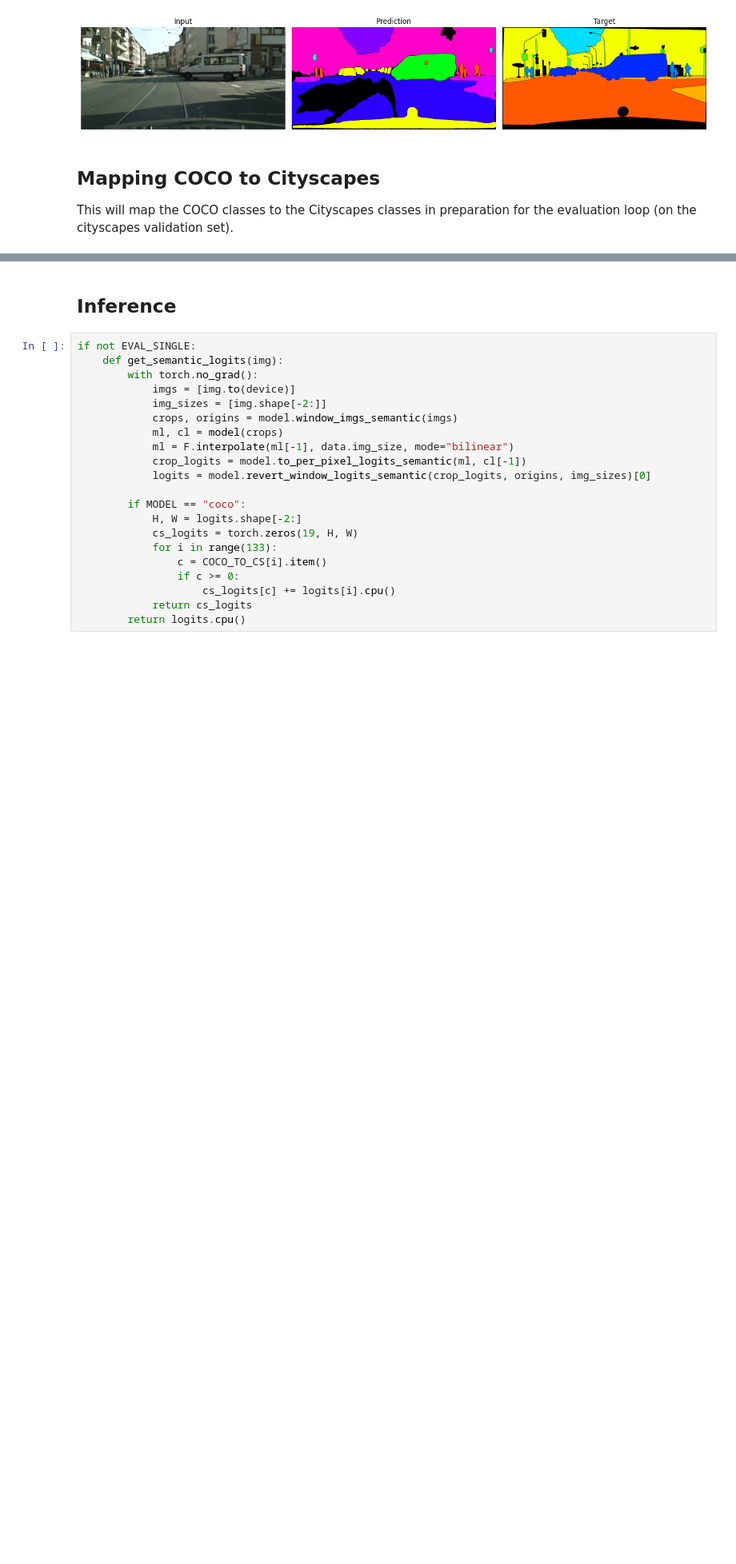
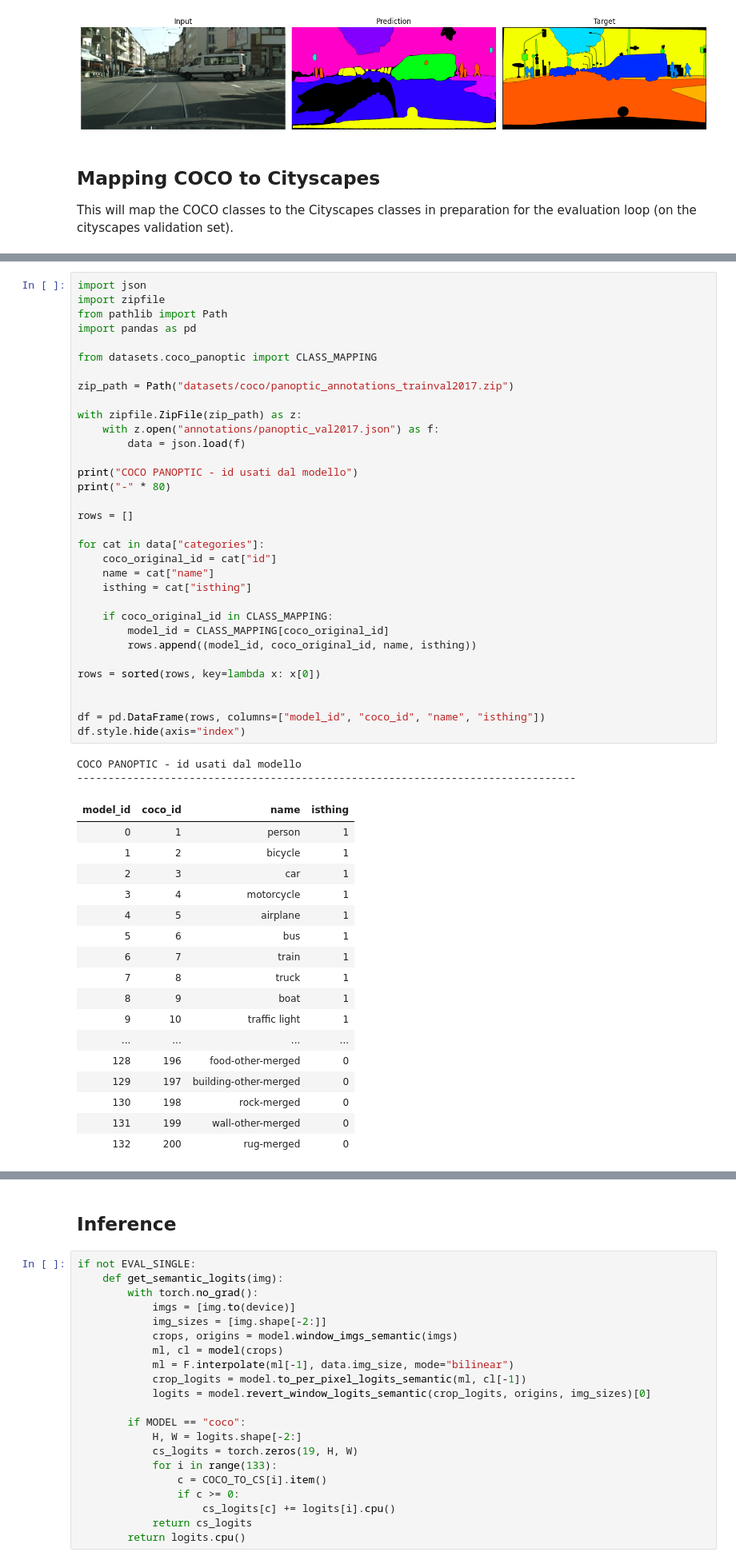
Before and after one commit to ChiaraApolito/MaskArchitectureAnomaly_CourseProject, a Jupyter notebook: eomt/inference.ipynb, the cells around one changed output, grey strips where cells are left out. Shown at 80% size. Drawn from its saved outputs; the diff is of its cells as text; blank space fills up the shorter version.

```diff
--- a/eomt/inference.ipynb
+++ b/eomt/inference.ipynb
@@ -395,0 +415,53 @@ if not EVAL_SINGLE:
+# %%
+import json
+import zipfile
+from pathlib import Path
+import pandas as pd
+
+from datasets.coco_panoptic import CLASS_MAPPING
+
+zip_path = Path("datasets/coco/panoptic_annotations_trainval2017.zip")
+
+with zipfile.ZipFile(zip_path) as z:
+    with z.open("annotations/panoptic_val2017.json") as f:
+        data = json.load(f)
+
+print("COCO PANOPTIC - id usati dal modello")
+print("-" * 80)
+
+rows = []
+
+for cat in data["categories"]:
+    coco_original_id = cat["id"]
+    name = cat["name"]
+    isthing = cat["isthing"]
+
+    if coco_original_id in CLASS_MAPPING:
+        model_id = CLASS_MAPPING[coco_original_id]
+        rows.append((model_id, coco_original_id, name, isthing))
+
+rows = sorted(rows, key=lambda x: x[0])
+
+
+df = pd.DataFrame(rows, columns=["model_id", "coco_id", "name", "isthing"])
+df.style.hide(axis="index")
+# %% [output]
+COCO PANOPTIC - id usati dal modello
+--------------------------------------------------------------------------------
+| model_id | coco_id | name | isthing |
+| 0 | 1 | person | 1 |
+| 1 | 2 | bicycle | 1 |
+| 2 | 3 | car | 1 |
+| 3 | 4 | motorcycle | 1 |
+| 4 | 5 | airplane | 1 |
+| 5 | 6 | bus | 1 |
+| 6 | 7 | train | 1 |
+| 7 | 8 | truck | 1 |
+| 8 | 9 | boat | 1 |
+| 9 | 10 | traffic light | 1 |
+| ... | ... | ... | ... |
+| 128 | 196 | food-other-merged | 0 |
+| 129 | 197 | building-other-merged | 0 |
+| 130 | 198 | rock-merged | 0 |
+| 131 | 199 | wall-other-merged | 0 |
+| 132 | 200 | rug-merged | 0 |
```
Also changed, not shown: parts of 5 cells of this notebook.
